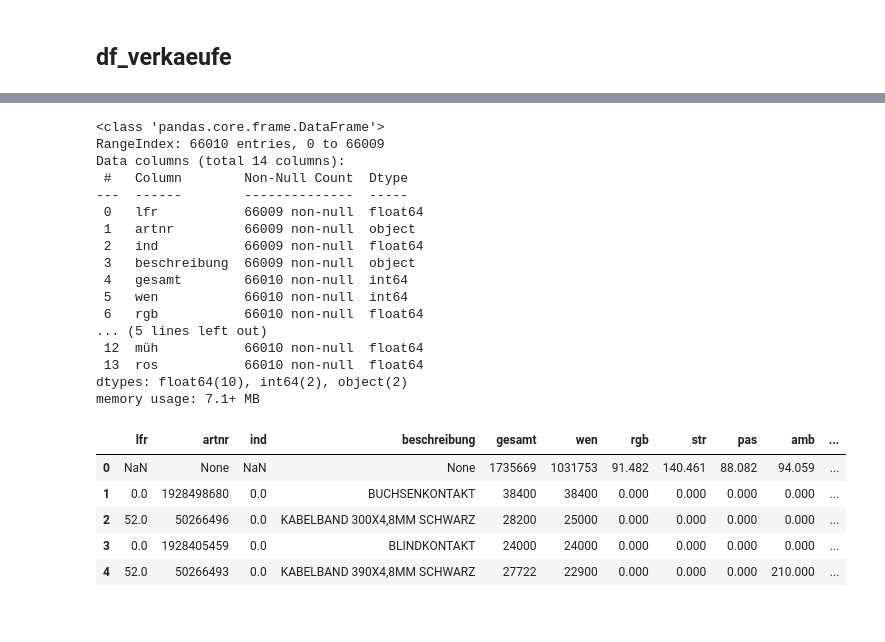
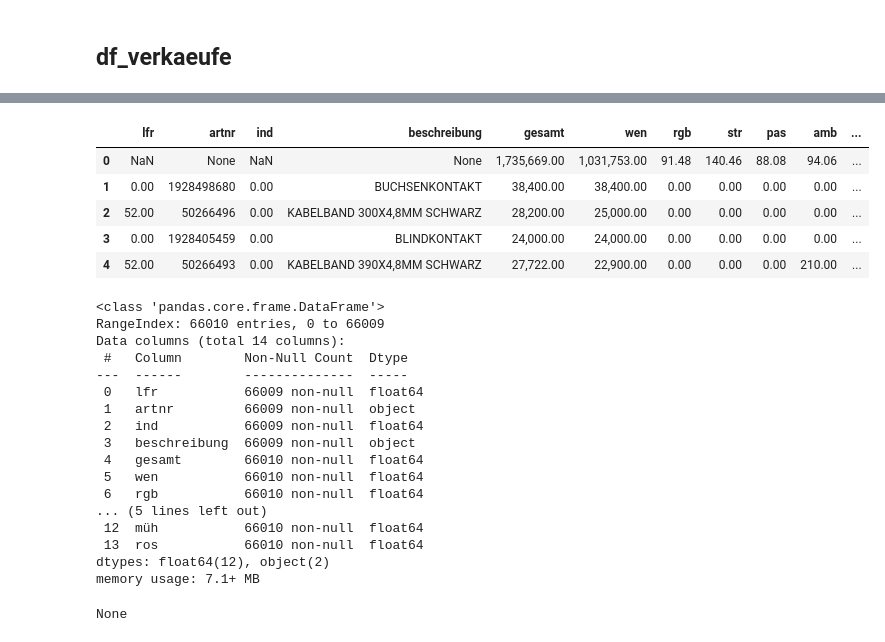
Before and after one commit to capstone-kueblbeck/capstone-kueblbeck, a Jupyter notebook: coding/data_cleaning.ipynb, the cells around one changed output, grey strips where cells are left out. Drawn from its saved outputs; the diff is of its cells as text; code cells hidden in the pictures.

```diff
--- a/coding/data_cleaning.ipynb
+++ b/coding/data_cleaning.ipynb
@@ -181,32 +184,34 @@ float_columns = ["gesamt", "wen"]
 
 for column in float_columns:
     df_verkaeufe[column] = pd.to_numeric(df_verkaeufe[column].str.replace('.', '').str.replace(',', '.'), errors='coerce')
-# %%
-df_verkaeufe.info()
-# %% [output]
-<class 'pandas.core.frame.DataFrame'>
-RangeIndex: 66010 entries, 0 to 66009
-Data columns (total 14 columns):
- #   Column        Non-Null Count  Dtype
----  ------        --------------  -----
- 0   lfr           66009 non-null  float64
- 1   artnr         66009 non-null  object
- 2   ind           66009 non-null  float64
- 3   beschreibung  66009 non-null  object
- 4   gesamt        66010 non-null  int64
- 5   wen           66010 non-null  int64
- 6   rgb           66010 non-null  float64
-... (5 lines left out)
- 12  müh           66010 non-null  float64
- 13  ros           66010 non-null  float64
-dtypes: float64(10), int64(2), object(2)
-memory usage: 7.1+ MB
-# %%
-df_verkaeufe.head()
-# %% [output]
-|  | lfr | artnr | ind | beschreibung | gesamt | wen | rgb | str | pas | amb | ... |
-| 0 | NaN | None | NaN | None | 1735669 | 1031753 | 91.482 | 140.461 | 88.082 | 94.059 | ... |
-| 1 | 0.0 | 1928498680 | 0.0 | BUCHSENKONTAKT | 38400 | 38400 | 0.000 | 0.000 | 0.000 | 0.000 | ... |
-| 2 | 52.0 | 50266496 | 0.0 | KABELBAND 300X4,8MM SCHWARZ | 28200 | 25000 | 0.000 | 0.000 | 0.000 | 0.000 | ... |
-| 3 | 0.0 | 1928405459 | 0.0 | BLINDKONTAKT | 24000 | 24000 | 0.000 | 0.000 | 0.000 | 0.000 | ... |
-| 4 | 52.0 | 50266493 | 0.0 | KABELBAND 390X4,8MM SCHWARZ | 27722 | 22900 | 0.000 | 0.000 | 0.000 | 210.000 | ... |
+# %%
+df_verkaeufe["gesamt"] = df_verkaeufe["gesamt"].astype(float)
+df_verkaeufe["wen"] = df_verkaeufe["wen"].astype(float)
+# %%
+display(df_verkaeufe.head())
+display(df_verkaeufe.info())
+# %% [output]
+|  | lfr | artnr | ind | beschreibung | gesamt | wen | rgb | str | pas | amb | ... |
+| 0 | NaN | None | NaN | None | 1,735,669.00 | 1,031,753.00 | 91.48 | 140.46 | 88.08 | 94.06 | ... |
+| 1 | 0.00 | 1928498680 | 0.00 | BUCHSENKONTAKT | 38,400.00 | 38,400.00 | 0.00 | 0.00 | 0.00 | 0.00 | ... |
+| 2 | 52.00 | 50266496 | 0.00 | KABELBAND 300X4,8MM SCHWARZ | 28,200.00 | 25,000.00 | 0.00 | 0.00 | 0.00 | 0.00 | ... |
+| 3 | 0.00 | 1928405459 | 0.00 | BLINDKONTAKT | 24,000.00 | 24,000.00 | 0.00 | 0.00 | 0.00 | 0.00 | ... |
+| 4 | 52.00 | 50266493 | 0.00 | KABELBAND 390X4,8MM SCHWARZ | 27,722.00 | 22,900.00 | 0.00 | 0.00 | 0.00 | 210.00 | ... |
+<class 'pandas.core.frame.DataFrame'>
+RangeIndex: 66010 entries, 0 to 66009
+Data columns (total 14 columns):
+ #   Column        Non-Null Count  Dtype
+---  ------        --------------  -----
+ 0   lfr           66009 non-null  float64
+ 1   artnr         66009 non-null  object
+ 2   ind           66009 non-null  float64
+ 3   beschreibung  66009 non-null  object
+ 4   gesamt        66010 non-null  float64
+ 5   wen           66010 non-null  float64
+ 6   rgb           66010 non-null  float64
+... (5 lines left out)
+ 12  müh           66010 non-null  float64
+ 13  ros           66010 non-null  float64
+dtypes: float64(12), object(2)
+memory usage: 7.1+ MB
+None
```
Also changed, not shown: parts of 11 cells of this notebook, 1 other file.
